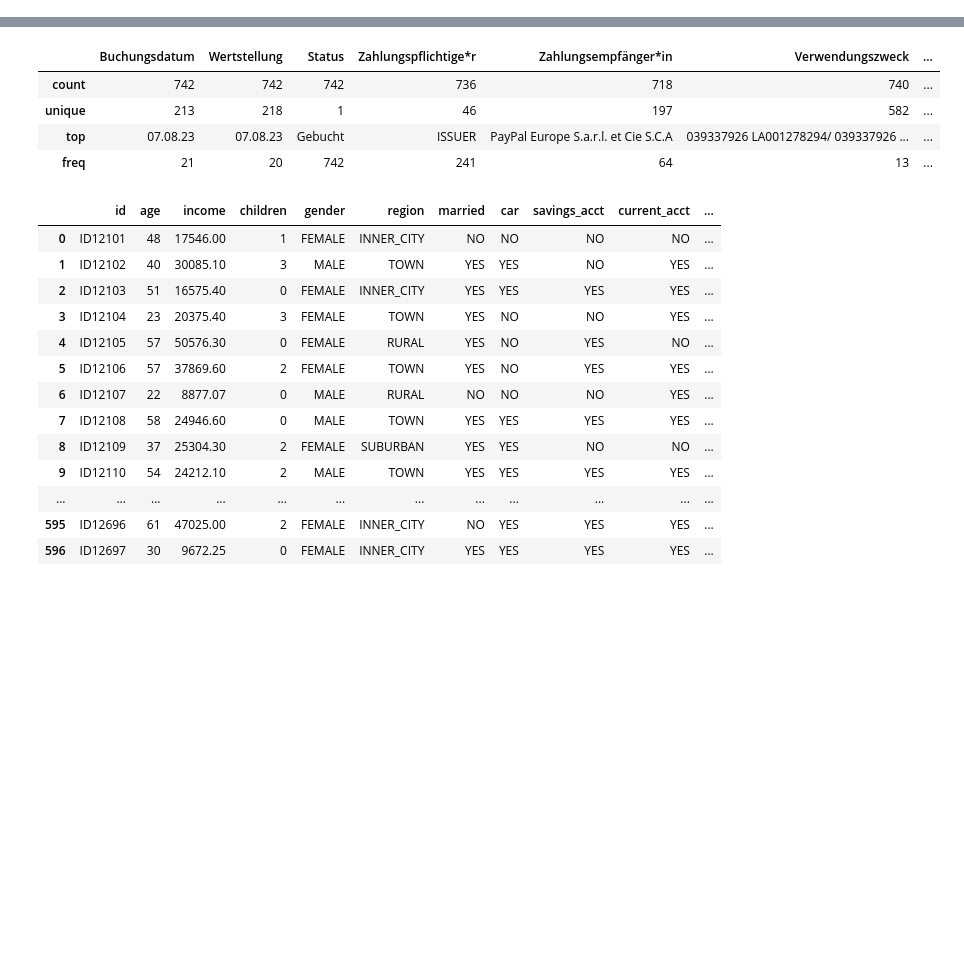
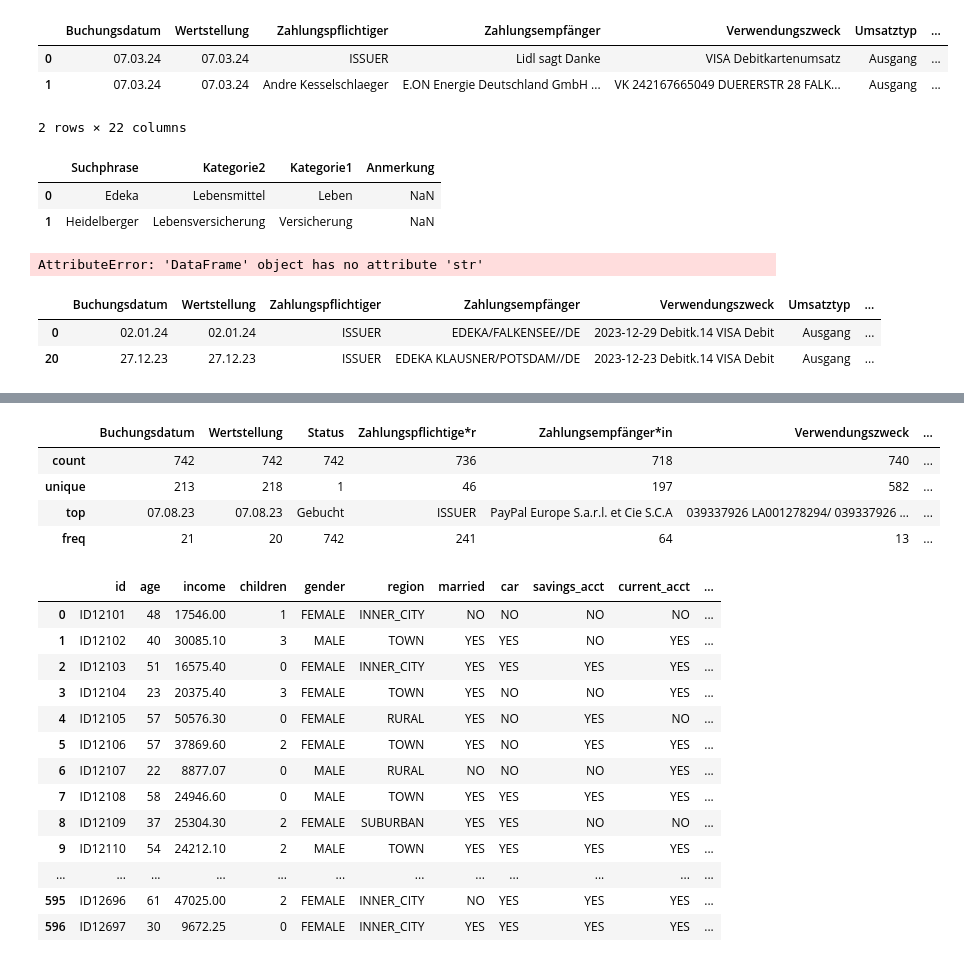
Before and after one commit to kesselschlaeger/Kontenanalyse, a Jupyter notebook: Kontenanalyse.ipynb, the cells around one changed output, grey strips where cells are left out. Drawn from its saved outputs; the diff is of its cells as text; code cells hidden in the pictures; blank space fills up the shorter version.

```diff
--- a/Kontenanalyse.ipynb
+++ b/Kontenanalyse.ipynb
@@ -23,0 +27,40 @@ bank_data
+# %%
+df = df.rename(columns={'Zahlungspflichtige*r': 'Zahlungspflichtiger','Zahlungsempfänger*in': 'Zahlungsempfänger'})
+# %%
+##Entfernen unnötiger Spalten
+df = df.drop('Status', axis=1)
+df.head(2)
+# %% [output]
+|  | Buchungsdatum | Wertstellung | Zahlungspflichtiger | Zahlungsempfänger | Verwendungszweck | Umsatztyp | ... |
+| 0 | 07.03.24 | 07.03.24 | ISSUER | Lidl sagt Danke | VISA Debitkartenumsatz | Ausgang | ... |
+| 1 | 07.03.24 | 07.03.24 | Andre Kesselschlaeger | E.ON Energie Deutschland GmbH ... | VK 242167665049 DUERERSTR 28 FALK... | Ausgang | ... |
+2 rows × 22 columns
+# %%
+#Excel Mappingdatei einlesen
+os.chdir('c:\\!\\privat\\GitHub\\Kontenanalyse')
+dfKats = pd.read_excel("SuchwortKategorieMapping.xlsx")
+dfKats.head(2)
+# %% [output]
+|  | Suchphrase | Kategorie2 | Kategorie1 | Anmerkung |
+| 0 | Edeka | Lebensmittel | Leben | NaN |
+| 1 | Heidelberger | Lebensversicherung | Versicherung | NaN |
+# %%
+def instring_merge(df_1, df_2, keys1, key2):
+    for key1 in keys1:
+        for i, row in df_2.iterrows():
+            mask = df_1[key1].str.contains(row[key2], case=False, na=False)
+            for col in df_2.columns.drop(key2):
+                df_1.loc[mask, col] = row[col]
+    return df_1
+
+df_result = instring_merge(df, dfKats, ['Zahlungsempfänger', 'Verwendungszweck'], 'Suchphrase')
+df_result.head(2)
+# %% [output]
+AttributeError: 'DataFrame' object has no attribute 'str'
+# %%
+df_filtered = df_result[df_result['Zahlungsempfänger'].str.contains('Edeka', case=False, na=False)]
+df_filtered.head(2)
+# %% [output]
+|  | Buchungsdatum | Wertstellung | Zahlungspflichtiger | Zahlungsempfänger | Verwendungszweck | Umsatztyp | ... |
+| 0 | 02.01.24 | 02.01.24 | ISSUER | EDEKA/FALKENSEE//DE | 2023-12-29 Debitk.14 VISA Debit | Ausgang | ... |
+| 20 | 27.12.23 | 27.12.23 | ISSUER | EDEKA KLAUSNER/POTSDAM//DE | 2023-12-23 Debitk.14 VISA Debit | Ausgang | ... |
```
Also changed, not shown: parts of 7 cells of this notebook, 1 other file.
